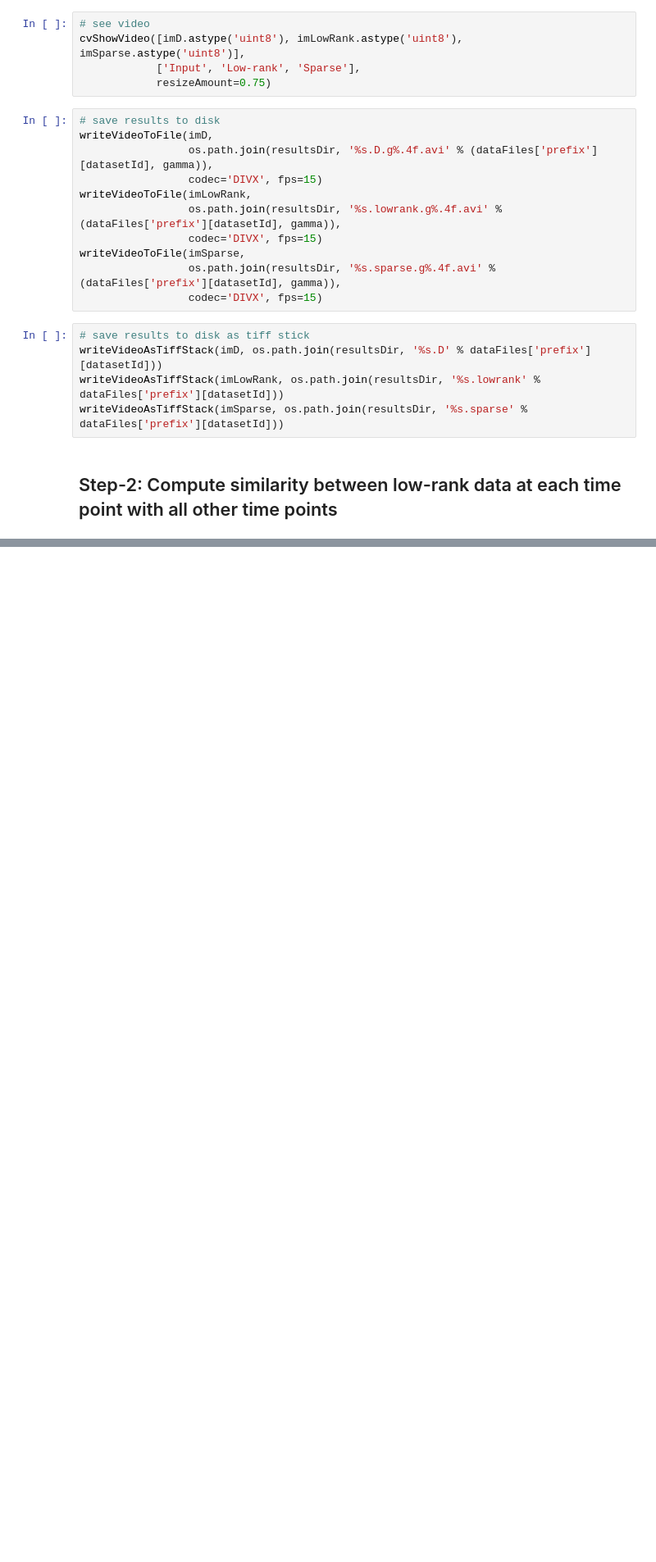
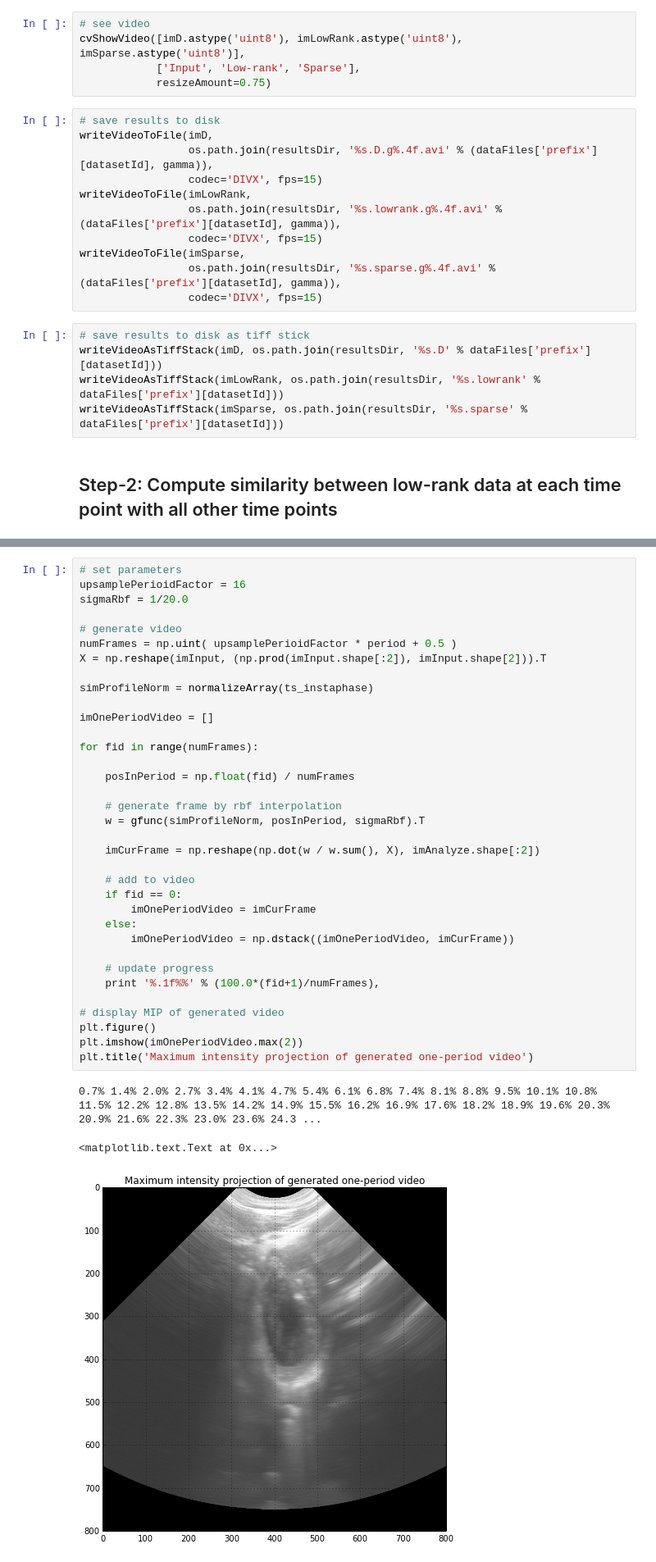
Before and after one commit to KitwareMedical/CardiacUltrasoundPhaseEstimation, a Jupyter notebook: GatingAndSuperresolutionOfPeriodicImageSequence.ipynb, the cells around one changed output, grey strips where cells are left out. Shown at 82% size. Drawn from its saved outputs; the diff is of its cells as text; blank space fills up the shorter version.

```diff
--- a/GatingAndSuperresolutionOfPeriodicImageSequence.ipynb
+++ b/GatingAndSuperresolutionOfPeriodicImageSequence.ipynb
@@ -395,0 +584,39 @@ else:
+# %%
+# set parameters
+upsamplePerioidFactor = 16
+sigmaRbf = 1/20.0
+
+# generate video
+numFrames = np.uint( upsamplePerioidFactor * period + 0.5 )
+X = np.reshape(imInput, (np.prod(imInput.shape[:2]), imInput.shape[2])).T
+
+simProfileNorm = normalizeArray(ts_instaphase)
+
+imOnePeriodVideo = []
+
+for fid in range(numFrames):
+
+    posInPeriod = np.float(fid) / numFrames
+
+    # generate frame by rbf interpolation
+    w = gfunc(simProfileNorm, posInPeriod, sigmaRbf).T
+
+    imCurFrame = np.reshape(np.dot(w / w.sum(), X), imAnalyze.shape[:2])
+
+    # add to video
+    if fid == 0:
+        imOnePeriodVideo = imCurFrame
+    else:
+        imOnePeriodVideo = np.dstack((imOnePeriodVideo, imCurFrame))
+
+    # update progress
+    print '%.1f%%' % (100.0*(fid+1)/numFrames),
+
+# display MIP of generated video
+plt.figure()
+plt.imshow(imOnePeriodVideo.max(2))
+plt.title('Maximum intensity projection of generated one-period video')
+# %% [output]
+0.7% 1.4% 2.0% 2.7% 3.4% 4.1% 4.7% 5.4% 6.1% 6.8% 7.4% 8.1% 8.8% 9.5% 10.1% 10.8% 11.5% 12.2% 12.8% 13.5% 14.2% 14.9% 15.5% 16.2% 16.9% 17.6% 18.2% 18.9% 19.6% 20.3% 20.9% 21.6% 22.3% 23.0% 23.6% 24.3 ...
+<matplotlib.text.Text at 0x...>
+[figure, added]
```
Also changed, not shown: parts of 9 cells of this notebook.
